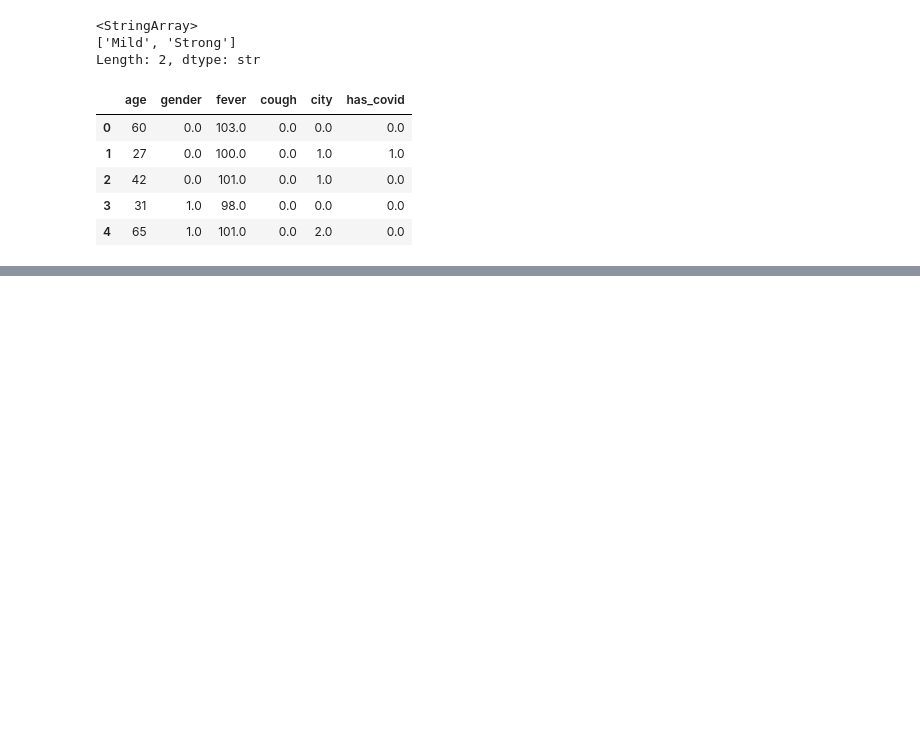
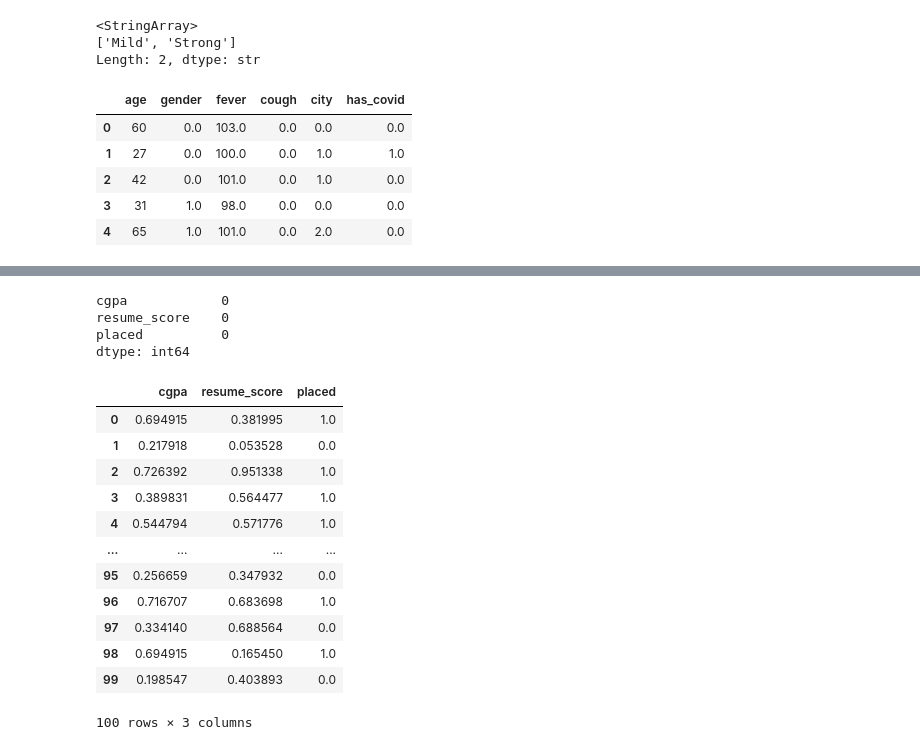
Before and after one commit to ubaidali5210/Machine-Learning, a Jupyter notebook: Practise/standardpr.ipynb, the cells around one changed output, grey strips where cells are left out. Saved outputs shown, nothing was run; the diff lists cells and outputs as text; code cells hidden in the pictures; blank space fills up the shorter version.

```diff
--- a/practice.ipynb
+++ b/Practise/standardpr.ipynb
@@ -404,3 +399,6 @@ df.head()
 | 2 | 42 | 0.0 | 101.0 | 0.0 | 1.0 | 0.0 |
 | 3 | 31 | 1.0 | 98.0 | 0.0 | 0.0 | 0.0 |
 | 4 | 65 | 1.0 | 101.0 | 0.0 | 2.0 | 0.0 |
+# %%
+df = pd.read_csv("../Data/placement.csv")
+df.head()
@@ -406,0 +425,30 @@ df.head()
+# %%
+df.isnull().sum()
+# %% [output]
+cgpa            0
+resume_score    0
+placed          0
+dtype: int64
+# %%
+from sklearn.preprocessing import MinMaxScaler
+
+MinMax = MinMaxScaler()
+
+x = MinMax.fit_transform(df)
+
+df = pd.DataFrame(x, columns= df.columns)
+df
+# %% [output]
+|  | cgpa | resume_score | placed |
+| 0 | 0.694915 | 0.381995 | 1.0 |
+| 1 | 0.217918 | 0.053528 | 0.0 |
+| 2 | 0.726392 | 0.951338 | 1.0 |
+| 3 | 0.389831 | 0.564477 | 1.0 |
+| 4 | 0.544794 | 0.571776 | 1.0 |
+| ... | ... | ... | ... |
+| 95 | 0.256659 | 0.347932 | 0.0 |
+| 96 | 0.716707 | 0.683698 | 1.0 |
+| 97 | 0.334140 | 0.688564 | 0.0 |
+| 98 | 0.694915 | 0.165450 | 1.0 |
+| 99 | 0.198547 | 0.403893 | 0.0 |
+100 rows × 3 columns
```
Also changed, not shown: parts of 13 cells of this notebook, 6 other files.
